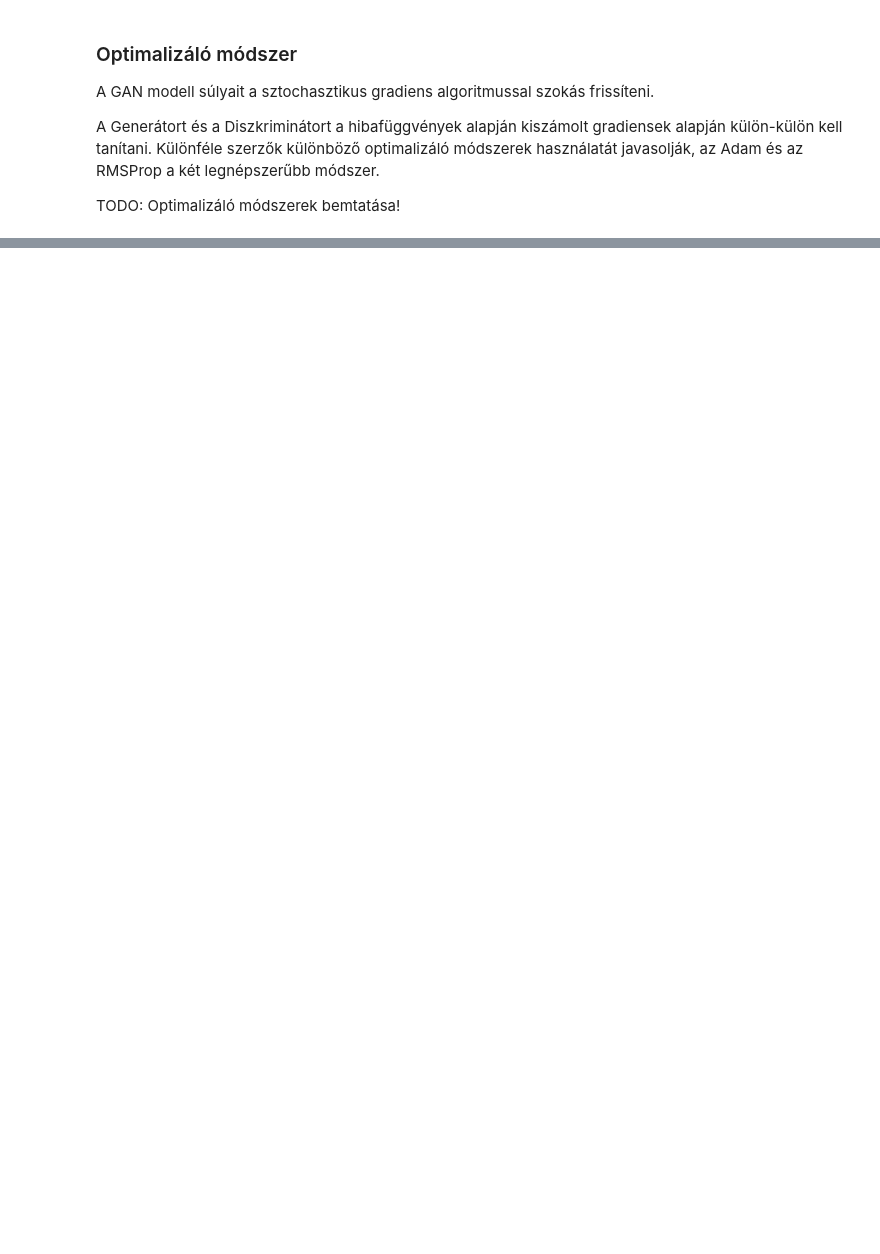
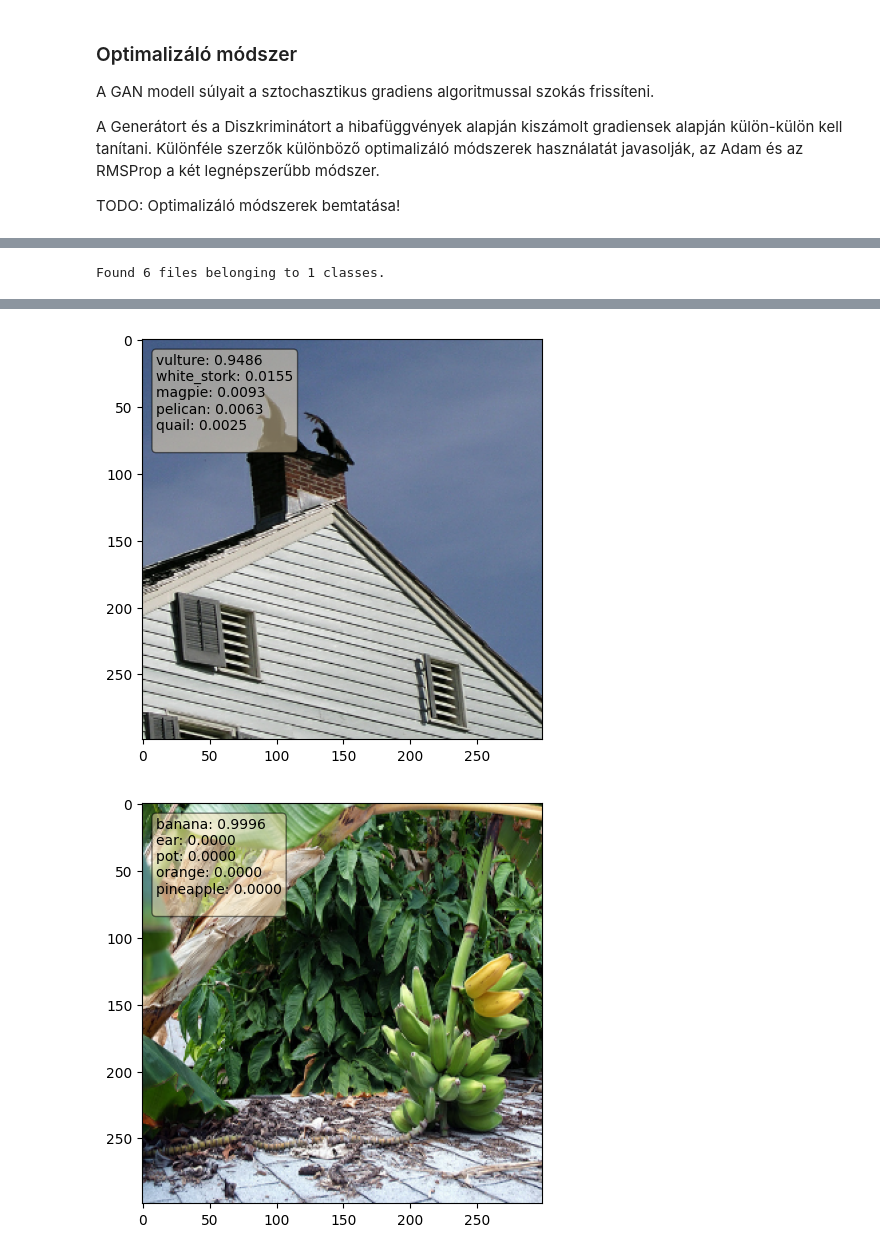
Before and after one commit to DanielNagy97/diplomamunka, a Jupyter notebook: docs/notebooks/GAN_Chapter.ipynb, the cells around one changed output, grey strips where cells are left out. Drawn from its saved outputs; the diff is of its cells as text; code cells hidden in the pictures; blank space fills up the shorter version.

Commit message:
Inception, IS, FID

```diff
--- a/docs/notebooks/GAN_Chapter.ipynb
+++ b/docs/notebooks/GAN_Chapter.ipynb
@@ -161,0 +178,3 @@ TODO: Teljesítmény mérésének nehézségei, javaslatok összefoglalása, bem
+# %%
+from tensorflow.keras.applications import InceptionV3
+inception_model = InceptionV3(weights='imagenet')
@@ -161,0 +209,34 @@ TODO: Teljesítmény mérésének nehézségei, javaslatok összefoglalása, bem
+# %%
+from tensorflow.keras.preprocessing import image_dataset_from_directory
+
+data_dir = r'./datas/imagenet_examples'
+
+image_size = (299, 299)
+
+dataset = image_dataset_from_directory(
+    data_dir, label_mode=None, image_size=image_size, batch_size=6
+)
+dataset = dataset.map(lambda x: (x - 127.5) / 127.5)
+# %% [output]
+Found 6 files belonging to 1 classes.
+# %%
+from tensorflow.keras.applications import inception_v3
+import matplotlib.pyplot as plt
+
+for images in dataset:
+    predictions = inception_model.predict(images)
+    decoded_predictions = inception_v3.decode_predictions(predictions)
+
+    for i in range(len(decoded_predictions)):
+        pred_str = ""
+        for pred in decoded_predictions[i]:
+            curr_pred = pred[1] + ": " + "{:1.4f}".format(pred[2])
+            pred_str += curr_pred + "\n"
+
+        fig = plt.figure(figsize=(4, 4), dpi=100)
+        ax = fig.add_axes([0, 0, 1, 1])
+        ax.imshow((images[i].numpy()* 127.5 + 127.5).astype("uint32"))
+        props = dict(boxstyle='round', facecolor='wheat', alpha=0.5)
+        ax.text(10, 10, pred_str, fontsize=10, verticalalignment='top', bbox=props)
+        plt.show()
+# %% [output]
@@ -161,0 +244,2 @@ TODO: Teljesítmény mérésének nehézségei, javaslatok összefoglalása, bem
+[figure, added]
+[figure, added]
```
Also changed, not shown: parts of 10 cells of this notebook, 6 other files.
